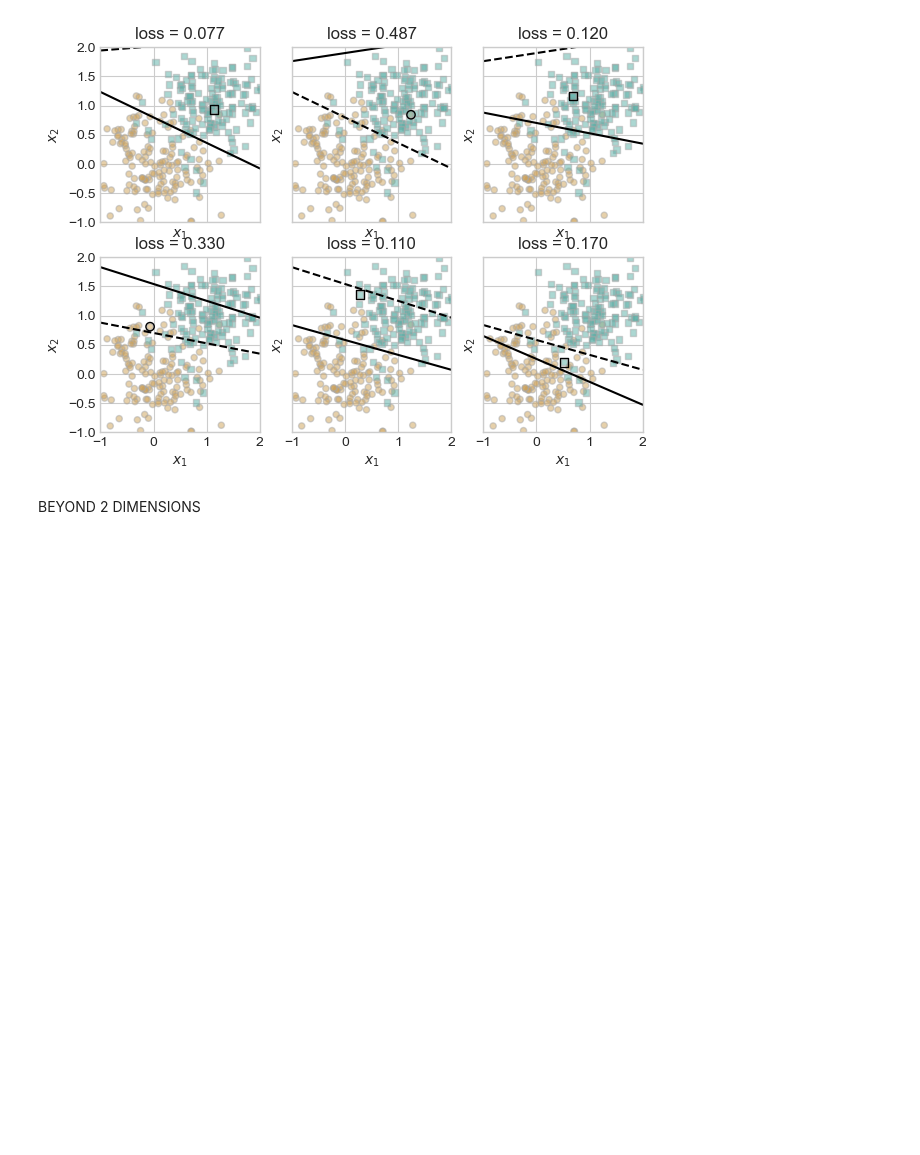
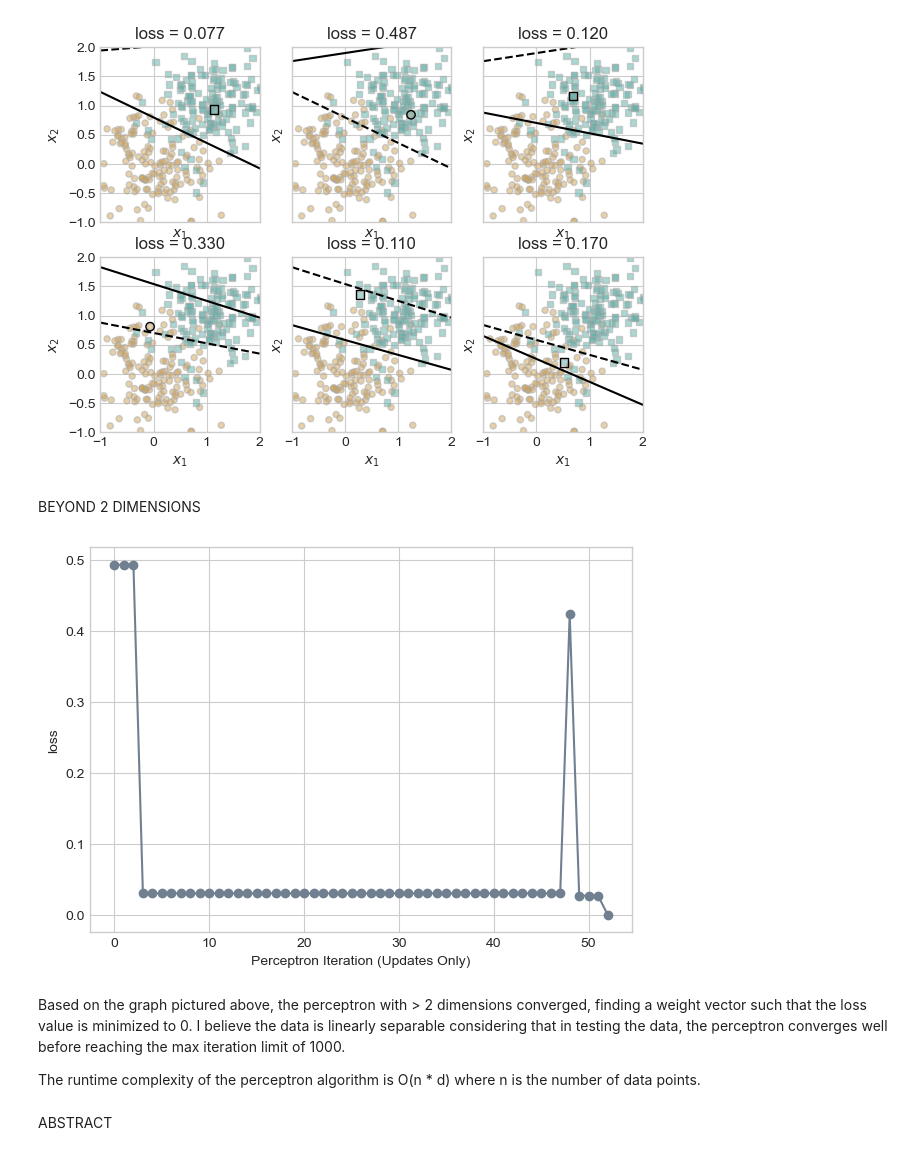
Before and after one commit to lucasf46/lucasf46.github.io, a Jupyter notebook: posts/BlogPost3/BlogPost3-3.ipynb, the cells around one changed output. Saved outputs shown, nothing was run; the diff lists cells and outputs as text; code cells hidden in the pictures; blank space fills up the shorter version.

Commit message:
Added non-linearly separable data / > 2 dimension graphs

```diff
--- a/posts/BlogPost3/BlogPost3-3.ipynb
+++ b/posts/BlogPost3/BlogPost3-3.ipynb
@@ -275,0 +305,50 @@ BEYOND 2 DIMENSIONS
+# %%
+X, y = five_dimension_perceptron_data(n_points = 300, noise = 0.2)
+# %%
+# instantiate a model and an optimizer
+p3 = Perceptron()
+opt3 = PerceptronOptimizer(p3)
+
+loss = 1.0
+
+max_iterations = 100
+iterations = 0
+
+# for keeping track of loss values
+loss_vec3 = []
+
+n = X.size()[0]
+
+loss_threshold = 0.01
+
+#while loss > 0: # dangerous -- only terminates if data is linearly separable
+while iterations < max_iterations:
+    # not part of the update: just for tracking our progress
+
+    if (loss < loss_threshold):
+        break
+
+    loss = p3.loss(X, y)
+    loss_vec3.append(loss)
+
+    # pick a random data point
+    i = torch.randint(n, size = (1,))
+    x_i = X[[i],:]
+    y_i = y[i]
+
+    # perform a perceptron update using the random data point
+    opt3.step(x_i, y_i)
+
+    iterations += 1
+# %%
+plt.plot(loss_vec3, color = "slategrey")
+plt.scatter(torch.arange(len(loss_vec3)), loss_vec3, color = "slategrey")
+labs = plt.gca().set(xlabel = "Perceptron Iteration (Updates Only)", ylabel = "loss")
+# %% [output]
+[figure, added]
+# %% [markdown]
+Based on the graph pictured above, the perceptron with > 2 dimensions converged, finding a weight vector such that the loss value is minimized to 0. I believe the data is linearly separable considering that in testing the data, the perceptron converges well before reaching the max iteration limit of 1000.
+
+The runtime complexity of the perceptron algorithm is O(n * d) where n is the number of data points.
+# %% [markdown]
+ABSTRACT
```
Also changed, not shown: parts of 5 cells of this notebook, 1 other file.
